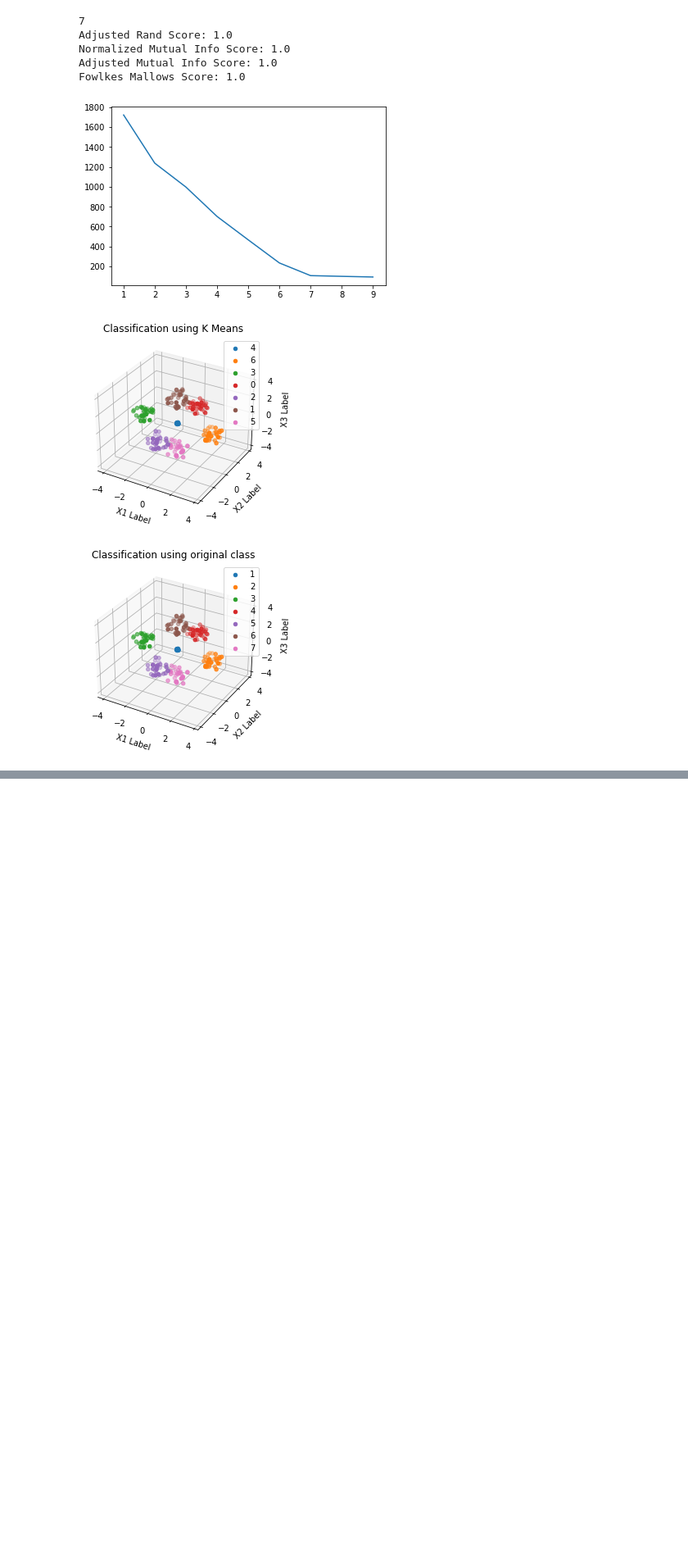
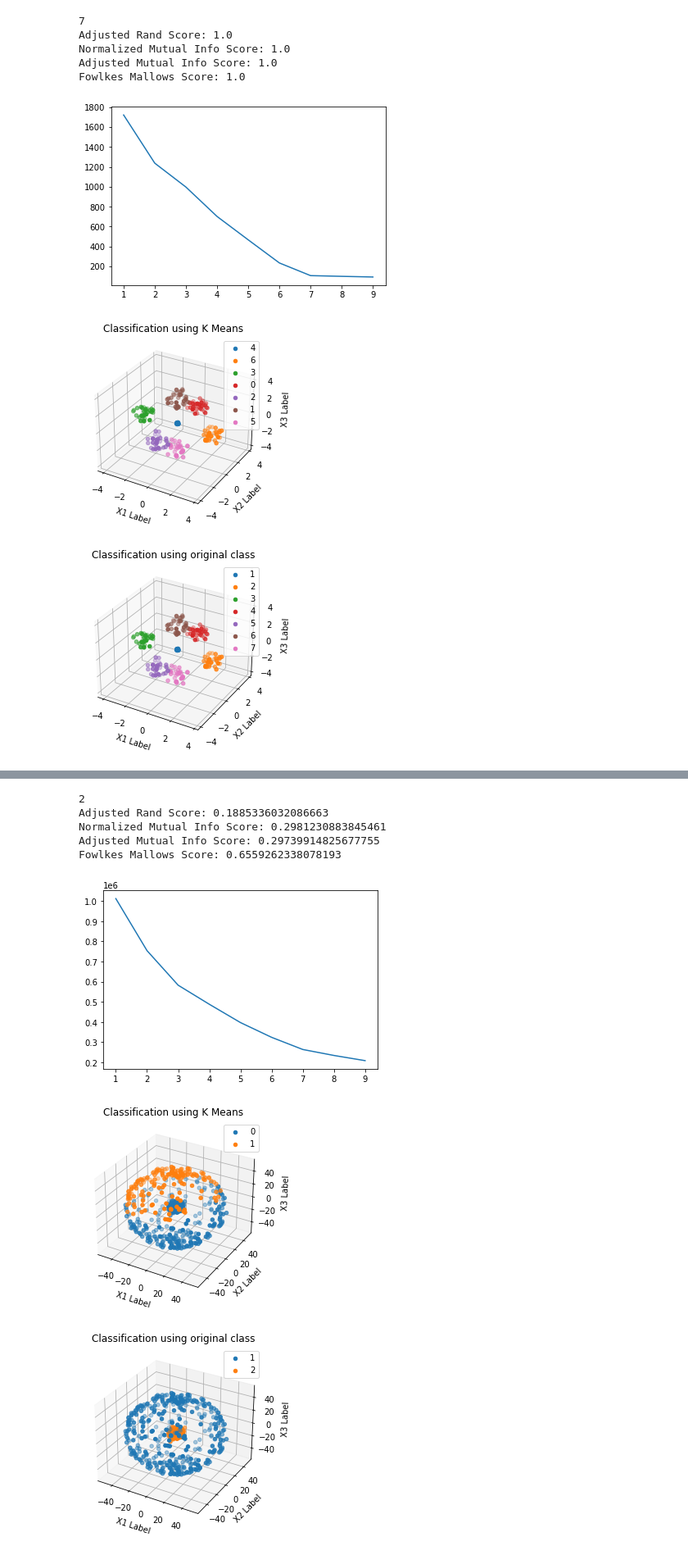
Before and after one commit to glazedonut/IEClusteingAnalysisProject, a Jupyter notebook: report.ipynb, the cells around one changed output, grey strips where cells are left out. Shown at 82% size. Cells and saved outputs as stored; diff of their text form; code cells hidden in the pictures; blank space fills up the shorter version.

```diff
--- a/report.ipynb
+++ b/report.ipynb
@@ -110,0 +124,12 @@ def validate Kmeans_Unsupervised(data):
+# %%
+data5=create_K_meanselbow_task1("data/data5.csv")
+create_3dscatter(data5)
+# %% [output]
+2
+Adjusted Rand Score: 0.1885336032086663
+Normalized Mutual Info Score: 0.2981230883845461
+Adjusted Mutual Info Score: 0.29739914825677755
+Fowlkes Mallows Score: 0.6559262338078193
+[figure, added]
+[figure, added]
+[figure, added]
```
Also changed, not shown: parts of 11 cells of this notebook, 1 other file.
